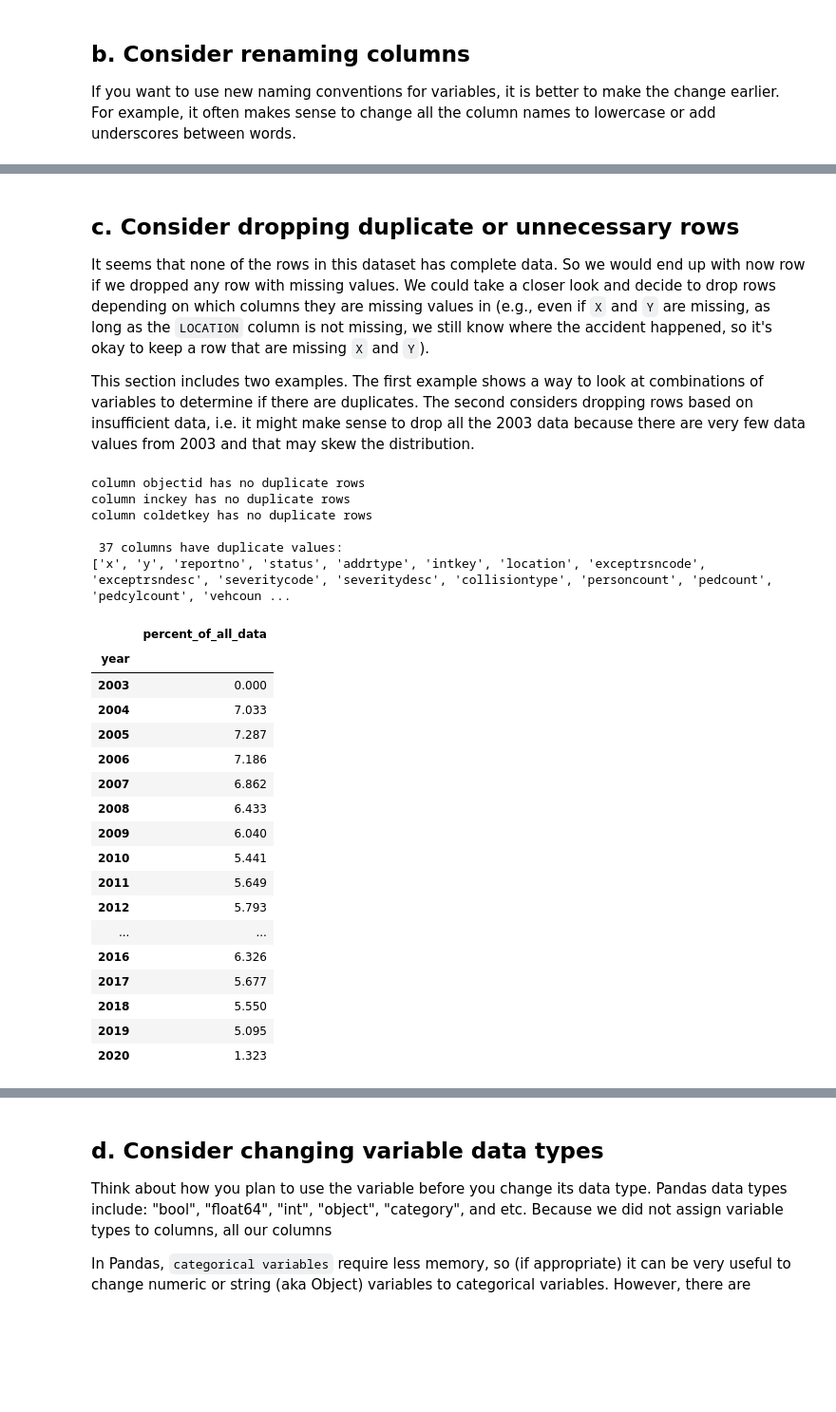
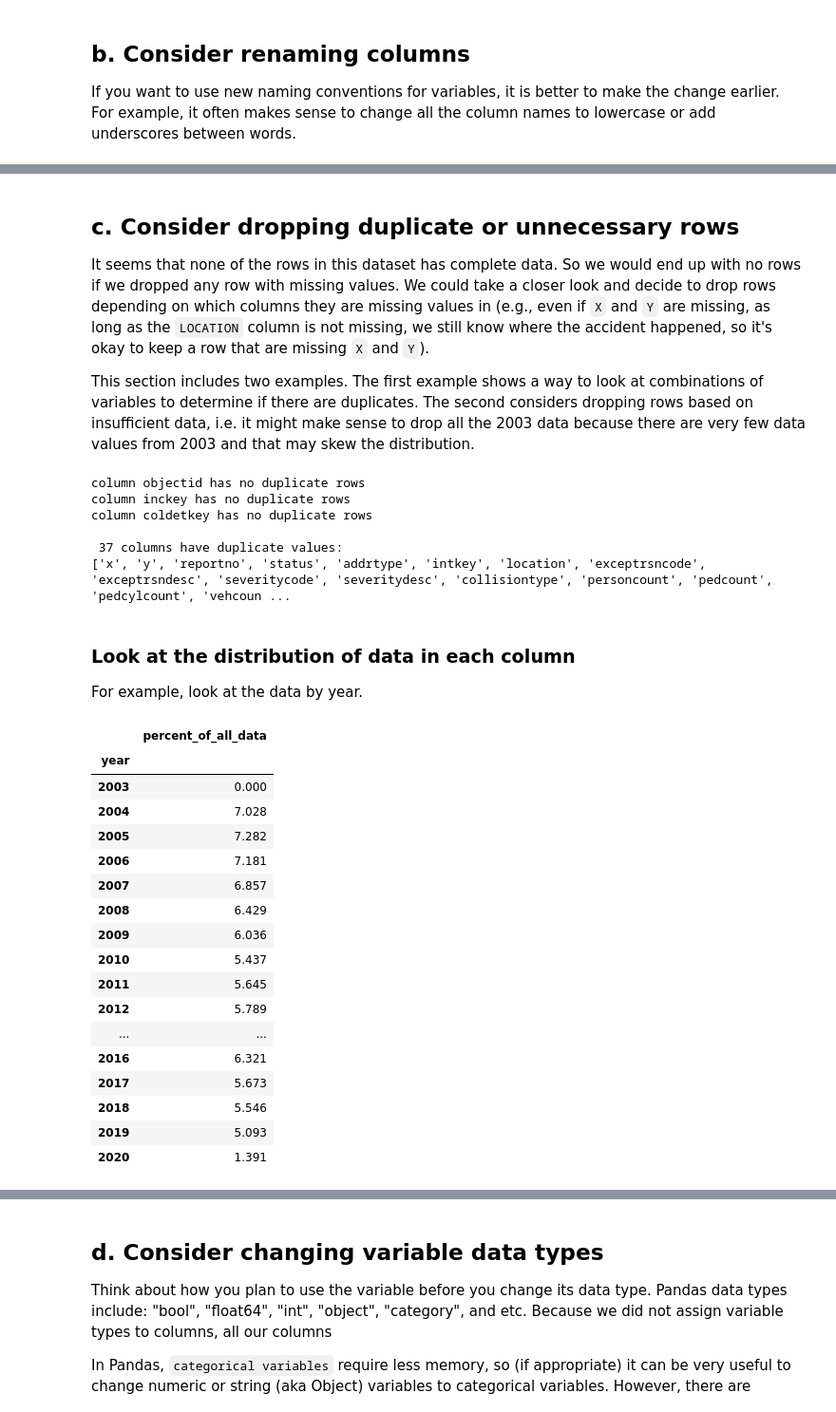
Before and after one commit to niwako/garbanzo, a Jupyter notebook: Workshop on EDA.ipynb, the cells around one changed output, grey strips where cells are left out. Shown at 95% size. Cells and saved outputs as stored; diff of their text form; code cells hidden in the pictures; blank space fills up the shorter version.

```diff
--- a/Workshop on EDA.ipynb
+++ b/Workshop on EDA.ipynb
@@ -51,11 +59,11 @@ import matplotlib.pyplot as plt
 
 from sklearn.preprocessing import OneHotEncoder
 
-pd.options.display.max_rows = 1000
+pd.options.display.max_rows = 500
 pd.options.display.max_columns = 100
 
 import warnings
-warnings.filterwarnings('ignore')
+warnings.filterwarnings("ignore")
 
 from datetime import datetime
 from IPython.display import display, Markdown
@@ -107,3 +138,11 @@ collision_data_6112020.csv
+# %%
+# To read a locally saved CSV file
+
+local_file_name = "collision_data_692020.csv"  # or whatever your file name is
+rdf = pd.read_csv(local_file_name, parse_dates=["INCDTTM"])
+print("done")
+# %%
+df = rdf.copy()
 # %% [markdown]
 ## 5. Look at the overall picture of the dataframe
 # %%
@@ -301,7 +361,7 @@ df.head(2)
 # %% [markdown]
 ## c. Consider dropping duplicate or unnecessary rows
 
-It seems that none of the rows in this dataset has complete data. So we would end up with now row if we dropped any row with missing values. We could take a closer look and decide to drop rows depending on which columns they are missing values in (e.g., even if `X` and `Y` are missing, as long as the `LOCATION` column is not missing, we still know where the accident happened, so it's okay to keep a row that are missing `X` and `Y`).
+It seems that none of the rows in this dataset has complete data. So we would end up with no rows if we dropped any row with missing values. We could take a closer look and decide to drop rows depending on which columns they are missing values in (e.g., even if `X` and `Y` are missing, as long as the `LOCATION` column is not missing, we still know where the accident happened, so it's okay to keep a row that are missing `X` and `Y`).
 
 This section includes two examples. The first example shows a way to look at combinations of variables to determine if there are duplicates. The second considers dropping rows based on insufficient data, i.e. it might make sense to drop all the 2003 data because there are very few data values from 2003 and that may skew the distribution.
 # %%
@@ -333,30 +394,36 @@ column coldetkey has no duplicate rows
 
 df.drop_duplicates(subset=["objectid", "incdate"], keep="first", inplace=True)
+# %% [markdown]
+### Look at the distribution of data in each column
+
+For example, look at the data by year.
 # %%
 # looking at incidents over time to see the annual distribution of the data
 
 df["incdate"] = df["incdate"].astype("datetime64")
 df["year"] = pd.DatetimeIndex(df.incdate).year  # alternate method
 df["month"] = df["incdate"].map(lambda x: x.strftime('%m'))
-round(100*(df[["year",
-               "objectid"]].groupby(by=["year"]).count()/len(df)),
-      3).rename(columns={"objectid": "percent_of_all_data"})
+
+df_yr = round(100*(df[["year",
+                       "objectid"]].groupby(by=["year"]).count()/len(df)), 3)
+df_yr = df_yr.rename(columns={"objectid": "percent_of_all_data"})
+df_yr
 # %% [output]
 |  | percent_of_all_data |
 | year |  |
 | 2003 | 0.000 |
-| 2004 | 7.033 |
-| 2005 | 7.287 |
-| 2006 | 7.186 |
-| 2007 | 6.862 |
-| 2008 | 6.433 |
-| 2009 | 6.040 |
-| 2010 | 5.441 |
-| 2011 | 5.649 |
-| 2012 | 5.793 |
+| 2004 | 7.028 |
+| 2005 | 7.282 |
+| 2006 | 7.181 |
+| 2007 | 6.857 |
+| 2008 | 6.429 |
+| 2009 | 6.036 |
+| 2010 | 5.437 |
+| 2011 | 5.645 |
+| 2012 | 5.789 |
 | ... | ... |
-| 2016 | 6.326 |
-| 2017 | 5.677 |
-| 2018 | 5.550 |
-| 2019 | 5.095 |
-| 2020 | 1.323 |
+| 2016 | 6.321 |
+| 2017 | 5.673 |
+| 2018 | 5.546 |
+| 2019 | 5.093 |
+| 2020 | 1.391 |
```
Also changed, not shown: parts of 31 cells of this notebook.
